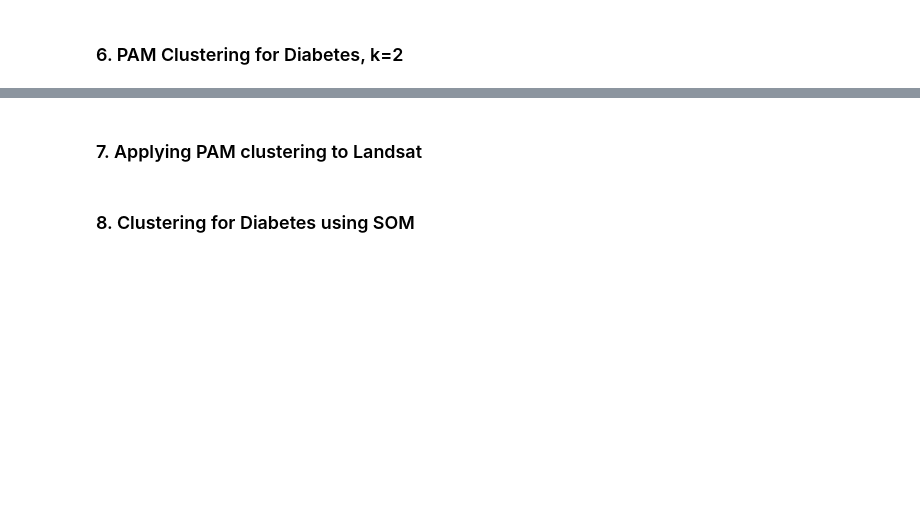
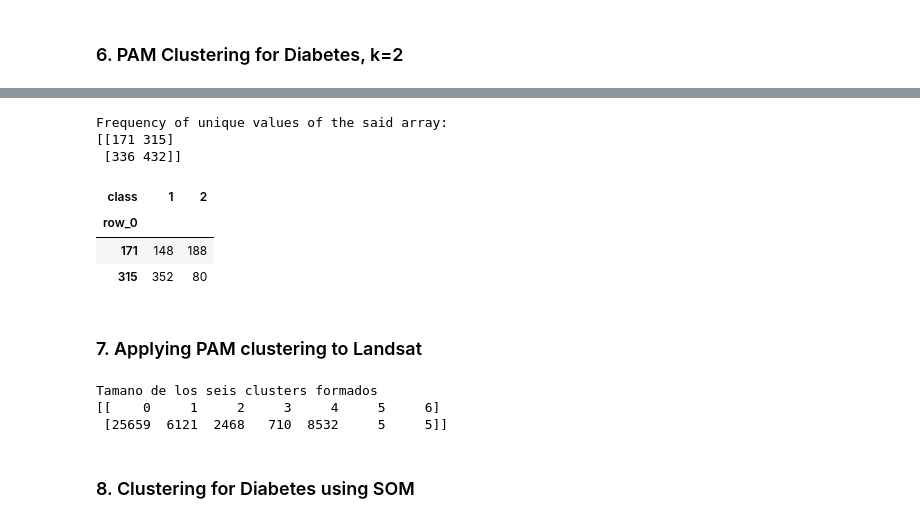
Before and after one commit to eacunafer/DataMining-Machine-Learning-Py3, a Jupyter notebook: Notebooks/clust1e.ipynb, the cells around one changed output, grey strips where cells are left out. Saved outputs shown, nothing was run; the diff lists cells and outputs as text; code cells hidden in the pictures; blank space fills up the shorter version.

```diff
--- a/Notebooks/clust1e.ipynb
+++ b/Notebooks/clust1e.ipynb
@@ -277,4 +264,10 @@ Size of the three formed clusters
  [329 223 216]]
 # %% [markdown]
 ### 4. Applying k-Means to Landsat, k=6
+# %%
+#Cargando el conjunto de datos Landsat
+url='c://PW-PR/landsat.data'
+data = pd.read_table(url, header=None,delim_whitespace=True)
+y1=data.iloc[:,36]
+X1=data.iloc[:,0:36]
 # %%
@@ -328,7 +349,10 @@ pd.value_counts(y.values, sort=False)
 # %%
-import Pycluster
-Xd=np.matrix(Xd)
-dist2=pairwise_distances(Xd)
-clusterid,b,c=Pycluster.kmedoids(dist2)
+from Bio.Cluster import distancematrix
+#Xd=np.array(Xd)
+#distance = distancematrix(A)
+#dist2=pairwise_distances(Xd)
+#clusterid,b,c=Pycluster.kmedoids(dist2)
+from Bio.Cluster import kmedoids
+clusterid, error, nfound = kmedoids(dist2)
 # %%
 print (clusterid)
@@ -336,10 +378,19 @@ print (clusterid)
 unique_elements, counts_elements = np.unique(clusterid, return_counts=True)
 print("Frequency of unique values of the said array:")
 print(np.asarray((unique_elements, counts_elements)))
+# %% [output]
+Frequency of unique values of the said array:
+[[171 315]
+ [336 432]]
 # %%
 #Comparing the  clusters with the actual classes
-pd.value_counts(y.values, sort=False)
+pd.value_counts(y1.values, sort=False)
 pd.crosstab(clusterid,yd)
+# %% [output]
+| class | 1 | 2 |
+| row_0 |  |  |
+| 171 | 148 | 188 |
+| 315 | 352 | 80 |
 # %% [markdown]
 ### 7. Applying PAM clustering to Landsat
 # %%
@@ -353,13 +404,17 @@ X=data.iloc[:,0:36]
 scaler = StandardScaler()
 scaler.fit(X)
 X= scaler.transform(X)
-X=numpy.matrix(X)
+X=np.matrix(X)
 dist2=pairwise_distances(X)
-clusterid,b,c=Pycluster.kmedoids(dist2,nclusters=6)
+clusterid,b,c=kmedoids(dist2,nclusters=6)
 clustlabels=kmeans.labels_
 unique_elements, counts_elements = np.unique(clustlabels, return_counts=True)
 print("Tamano de los seis clusters formados")
 print(np.asarray((unique_elements, counts_elements)))
+# %% [output]
+Tamano de los seis clusters formados
+[[    0     1     2     3     4     5     6]
+ [25659  6121  2468   710  8532     5     5]]
 # %% [markdown]
 ### 8. Clustering for  Diabetes using SOM
 # %%
```
Also changed, not shown: parts of 14 cells of this notebook, 3 other files.
